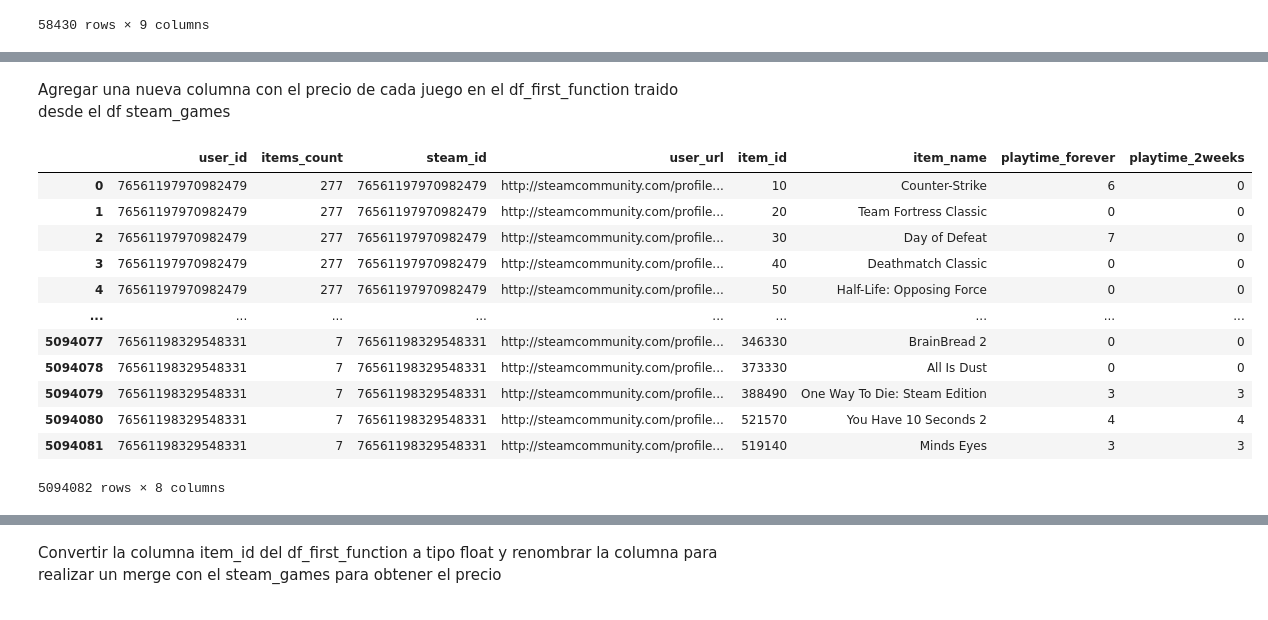
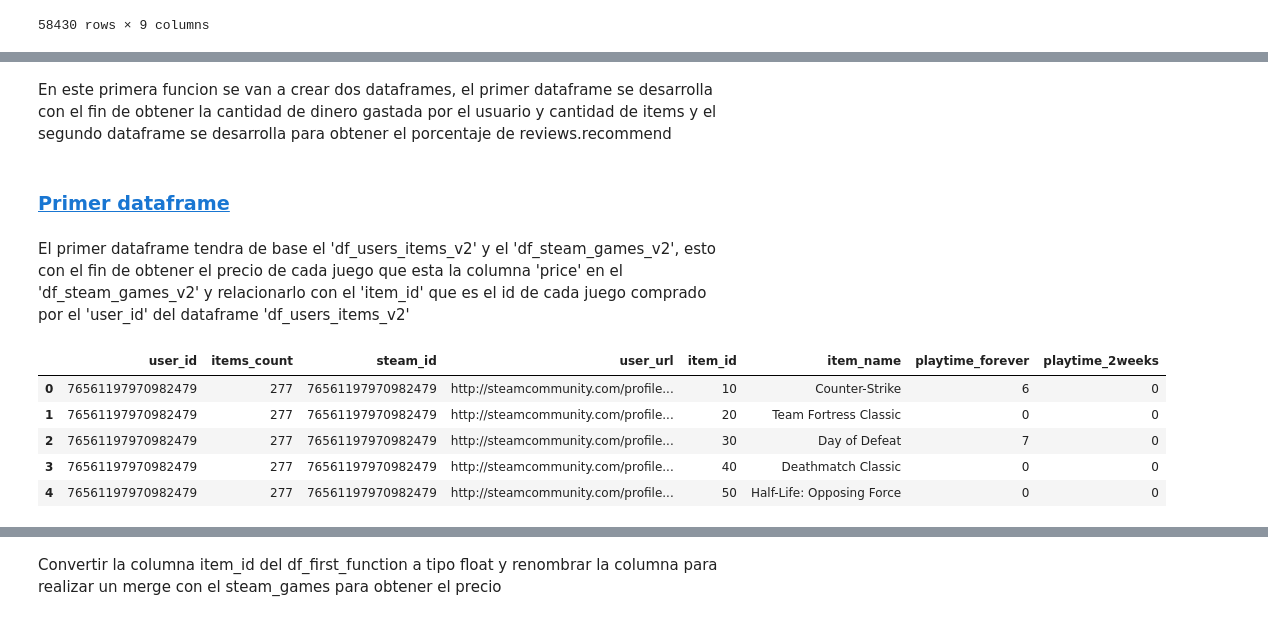
Before and after one commit to HaiderInfante/proyecto_01_henry_labs, a Jupyter notebook: proyecto_01_EDA_ETL.ipynb, the cells around one changed output, grey strips where cells are left out. Drawn from its saved outputs; the diff is of its cells as text; code cells hidden in the pictures.

```diff
--- a/proyecto_01_EDA_ETL.ipynb
+++ b/proyecto_01_EDA_ETL.ipynb
@@ -457,23 +544,20 @@ df_users_reviews_v2.to_csv(df_users_reviews_v2_EDA, index=False)
-# %% [markdown]
-Agregar una nueva columna con el precio de cada juego en el df_first_function traido desde el df steam_games
+# %% [markdown]
+En este primera funcion se van a crear dos dataframes, el primer dataframe se desarrolla con el fin de obtener la cantidad de dinero gastada por el usuario y cantidad de items y el segundo dataframe se desarrolla para obtener el porcentaje de reviews.recommend
+# %% [markdown]
+### <a id='toc5_1_1_'></a>[Primer dataframe](#toc0_)
+# %% [markdown]
+El primer dataframe tendra de base el 'df_users_items_v2' y el 'df_steam_games_v2', esto con el fin de obtener el precio de cada juego que esta la columna 'price' en el 'df_steam_games_v2' y relacionarlo con el 'item_id' que es el id de cada juego comprado por el 'user_id' del dataframe 'df_users_items_v2'
 # %%
 df_first_function = df_users_items_v2.copy()
 # %%
-df_first_function
+df_first_function.head()
 # %% [output]
 |  | user_id | items_count | steam_id | user_url | item_id | item_name | playtime_forever | playtime_2weeks |
 | 0 | 76561197970982479 | 277 | 76561197970982479 | http://steamcommunity.com/profile... | 10 | Counter-Strike | 6 | 0 |
 | 1 | 76561197970982479 | 277 | 76561197970982479 | http://steamcommunity.com/profile... | 20 | Team Fortress Classic | 0 | 0 |
 | 2 | 76561197970982479 | 277 | 76561197970982479 | http://steamcommunity.com/profile... | 30 | Day of Defeat | 7 | 0 |
 | 3 | 76561197970982479 | 277 | 76561197970982479 | http://steamcommunity.com/profile... | 40 | Deathmatch Classic | 0 | 0 |
 | 4 | 76561197970982479 | 277 | 76561197970982479 | http://steamcommunity.com/profile... | 50 | Half-Life: Opposing Force | 0 | 0 |
-| ... | ... | ... | ... | ... | ... | ... | ... | ... |
-| 5094077 | 76561198329548331 | 7 | 76561198329548331 | http://steamcommunity.com/profile... | 346330 | BrainBread 2 | 0 | 0 |
-| 5094078 | 76561198329548331 | 7 | 76561198329548331 | http://steamcommunity.com/profile... | 373330 | All Is Dust | 0 | 0 |
-| 5094079 | 76561198329548331 | 7 | 76561198329548331 | http://steamcommunity.com/profile... | 388490 | One Way To Die: Steam Edition | 3 | 3 |
-| 5094080 | 76561198329548331 | 7 | 76561198329548331 | http://steamcommunity.com/profile... | 521570 | You Have 10 Seconds 2 | 4 | 4 |
-| 5094081 | 76561198329548331 | 7 | 76561198329548331 | http://steamcommunity.com/profile... | 519140 | Minds Eyes | 3 | 3 |
-5094082 rows × 8 columns
 # %%
 df_steam_games_v2.head()
 # %% [output]
```
Also changed, not shown: parts of 136 cells of this notebook, 1 other file.
